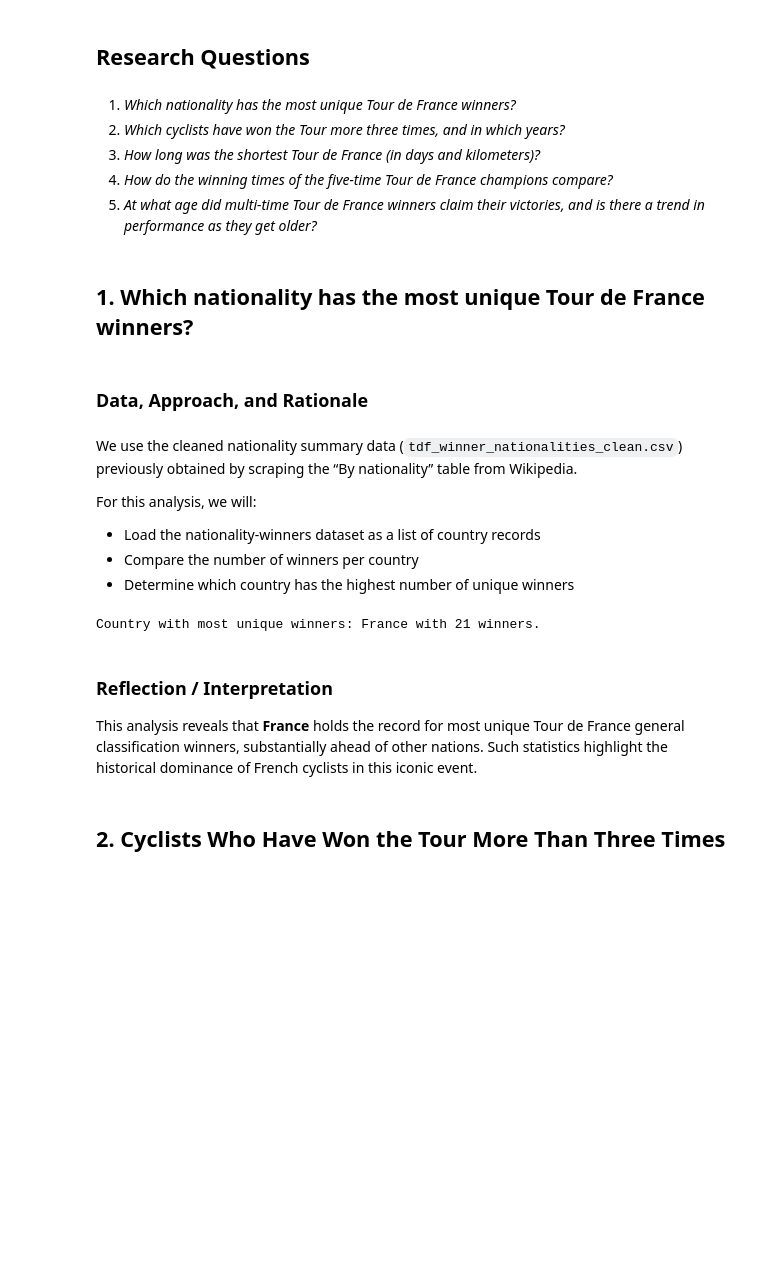
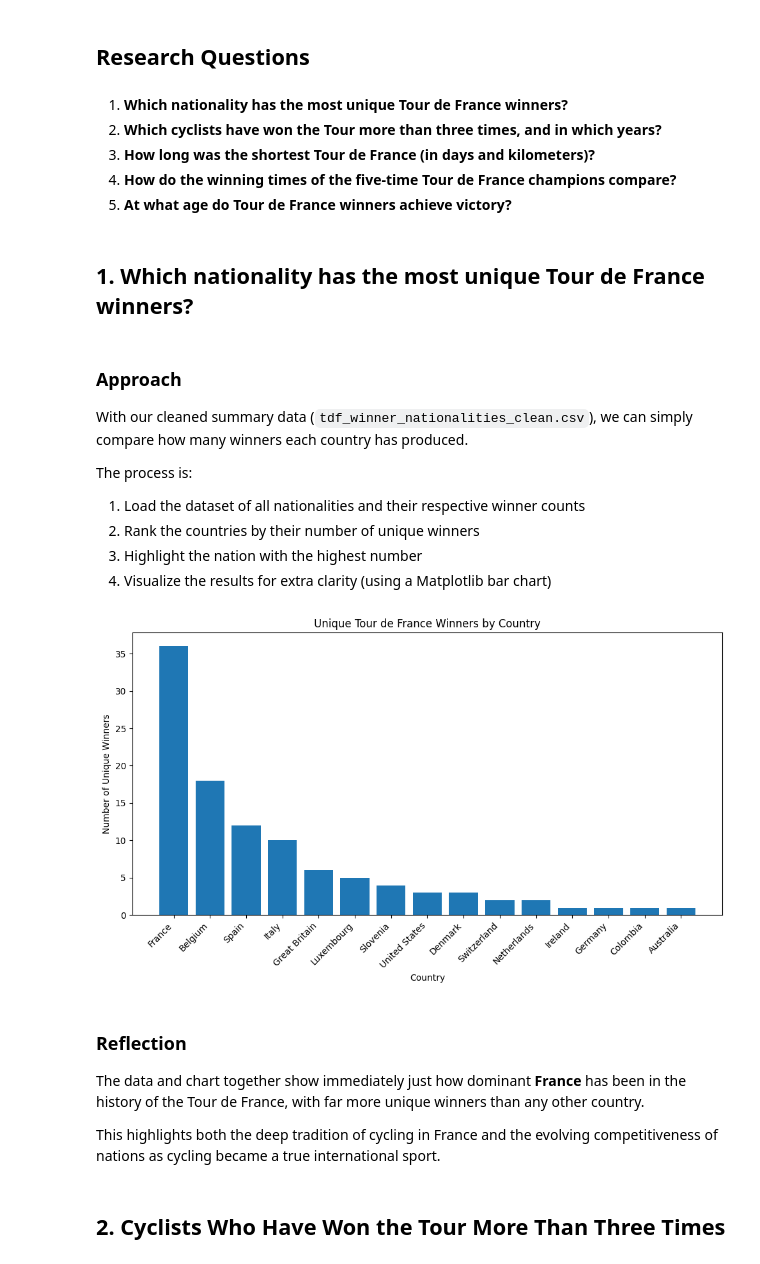
Before and after one commit to J41r0Ps/Project_DataScience_2025-2026, a Jupyter notebook: 02_analysis.ipynb, the cells around one changed output. Cells and saved outputs as stored; diff of their text form; code cells hidden in the pictures; blank space fills up the shorter version.

```diff
--- a/02_analysis.ipynb
+++ b/02_analysis.ipynb
@@ -9,46 +16,62 @@ Each question is approached with well-documented, Pythonic code and summarized c
 # %% [markdown]
 ## Research Questions
 # %% [markdown]
-1. *Which nationality has the most unique Tour de France winners?*
-2. *Which cyclists have won the Tour more three times, and in which years?*
-3. *How long was the shortest Tour de France (in days and kilometers)?*
-4. *How do the winning times of the five-time Tour de France champions compare?*
-5. *At what age did multi-time Tour de France winners claim their victories, and is there a trend in performance as they get older?*
+1. **Which nationality has the most unique Tour de France winners?**
+2. **Which cyclists have won the Tour more than three times, and in which years?**
+3. **How long was the shortest Tour de France (in days and kilometers)?**
+4. **How do the winning times of the five-time Tour de France champions compare?**
+5. **At what age do Tour de France winners achieve victory?**
 # %% [markdown]
 ## 1. Which nationality has the most unique Tour de France winners?
-# %% [markdown]
-### Data, Approach, and Rationale
 # %% [markdown]
-We use the cleaned nationality summary data (`tdf_winner_nationalities_clean.csv`) previously obtained by scraping the “By nationality” table from Wikipedia.
+### Approach
 
-For this analysis, we will:
+With our cleaned summary data (`tdf_winner_nationalities_clean.csv`), we can simply compare how many winners each country has produced.
 
-- Load the nationality-winners dataset as a list of country records
-- Compare the number of winners per country
-- Determine which country has the highest number of unique winners
+The process is:
+
+1. Load the dataset of all nationalities and their respective winner counts
+2. Rank the countries by their number of unique winners
+3. Highlight the nation with the highest number
+4. Visualize the results for extra clarity (using a Matplotlib bar chart)
 # %%
 import csv
+import matplotlib.pyplot as plt
 
-# Define path to the cleaned CSV containing nationality and winner counts
+# Define the path to the cleaned CSV file
 csv_file = 'data/tdf_winner_nationalities_clean.csv'
 
-# Read the CSV file and load data
+# Read the CSV and load data rows (skip header)
 with open(csv_file, 'r', encoding='utf-8') as f:
     reader = csv.reader(f)
-    header = next(reader)  # Skip the header row for correct indexing
-    data = [row for row in reader]  # Read all data rows into a list
+    header = next(reader)            # Skip header row
+    data = [row for row in reader]   # Collect all rows as a list
 
-# Find the country with the maximum number of unique winners
-most_unique_winners = max(data, key=lambda x: int(x[2]))
+# Extract country names and winner counts into separate lists
+countries = [row[0] for row in data]
+num_winners = [int(row[1]) for row in data]
 
-# Output the result in a human-readable sentence
-print(f"Country with most unique winners: {most_unique_winners[0]} with {most_unique_winners[2]} winners.")
+# Sort both lists so the largest bar is on the left
+sorted_pairs = sorted(zip(num_winners, countries), reverse=True)
+num_winners_sorted, countries_sorted = zip(*sorted_pairs)
+
+# Create the bar chart
+plt.figure(figsize=(10, 6))
+plt.bar(countries_sorted, num_winners_sorted)
+plt.xticks(rotation=45, ha='right')             # Tilt labels for readability
+plt.xlabel('Country')
+plt.ylabel('Number of Unique Winners')
+plt.title('Unique Tour de France Winners by Country')
+plt.tight_layout()
+plt.show()
 # %% [output]
-Country with most unique winners: France with 21 winners.
+[figure, added]
 # %% [markdown]
-### Reflection / Interpretation
+### Reflection
 
-This analysis reveals that **France** holds the record for most unique Tour de France general classification winners, substantially ahead of other nations. Such statistics highlight the historical dominance of French cyclists in this iconic event.
+The data and chart together show immediately just how dominant **France** has been in the history of the Tour de France, with far more unique winners than any other country.
+
+This highlights both the deep tradition of cycling in France and the evolving competitiveness of nations as cycling became a true international sport.
 # %% [markdown]
 ## 2. Cyclists Who Have Won the Tour More Than Three Times
 # %% [markdown]
```
Also changed, not shown: parts of 8 cells of this notebook, 2 other files.
